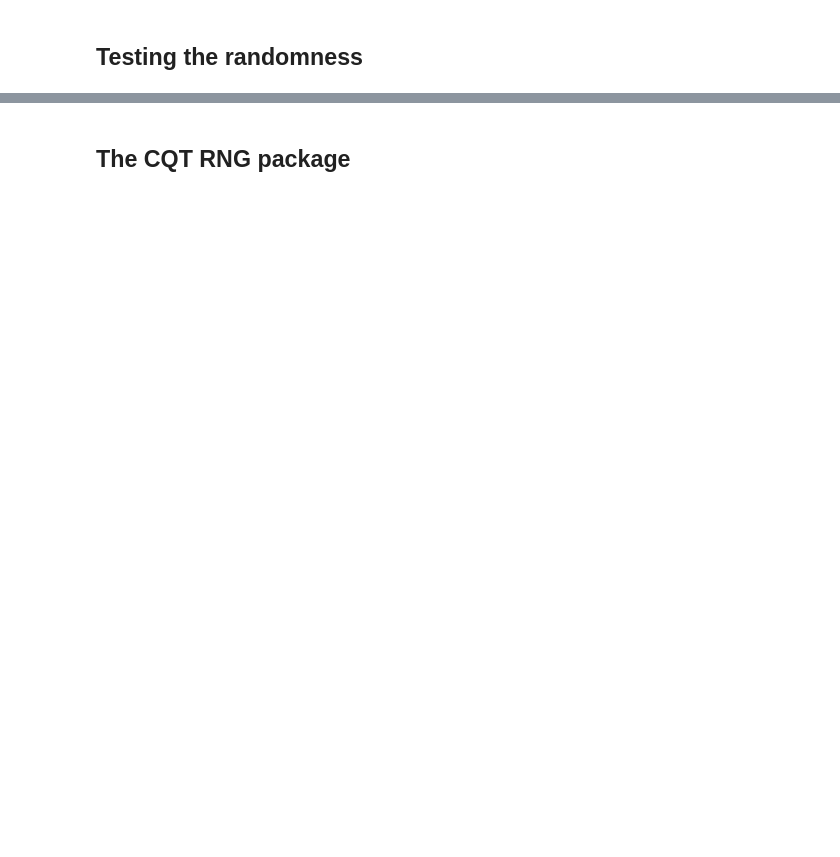
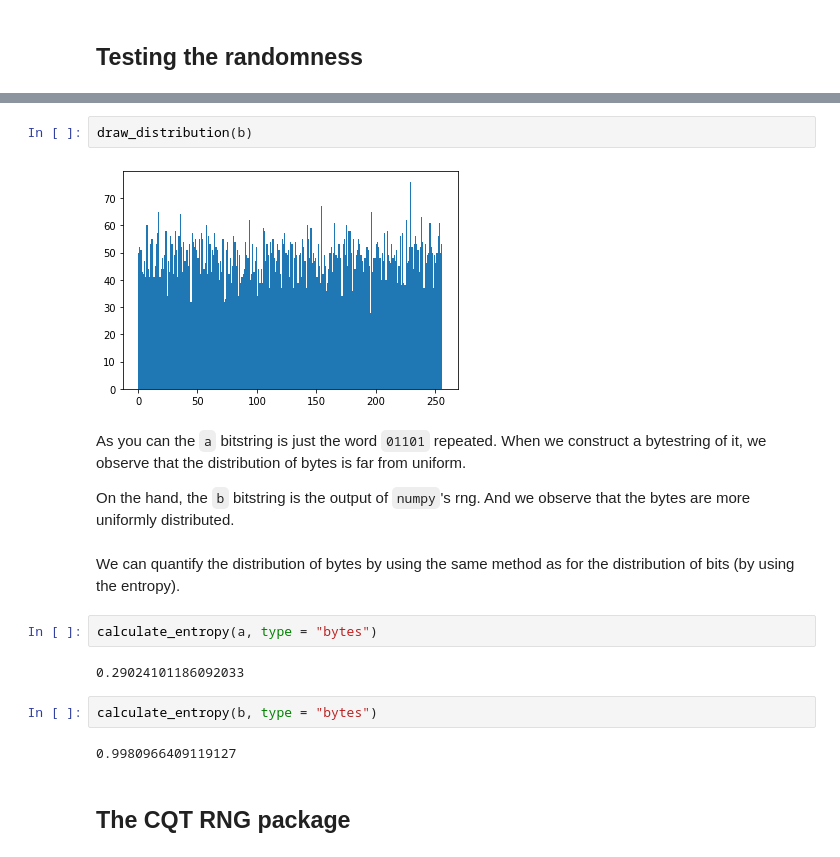
Before and after one commit to Constantine-Quantum-Tech/cqt_rng, a Jupyter notebook: challenge/demo.ipynb, the cells around one changed output, grey strips where cells are left out. Cells and saved outputs as stored; diff of their text form; blank space fills up the shorter version.

```diff
--- a/challenge/demo.ipynb
+++ b/challenge/demo.ipynb
@@ -551,3 +637,21 @@ Beside that, we will also plot the distribution of the different BITs, BYTEs (8-
+# %%
+draw_distribution(b)
+# %% [output]
+[figure, added]
+# %% [markdown]
+As you can the `a` bitstring is just the word `01101` repeated. When we construct a bytestring of it, we observe that the distribution of bytes is far from uniform.
+
+On the hand, the `b` bitstring is the output of `numpy`'s rng. And we observe that the bytes are more uniformly distributed.
+# %% [markdown]
+We can quantify the distribution of bytes by using the same method as for the distribution of bits (by using the entropy).
+# %%
+calculate_entropy(a, type = "bytes")
+# %% [output]
+0.29024101186092033
+# %%
+calculate_entropy(b, type = "bytes")
+# %% [output]
+0.9980966409119127
 # %% [markdown]
 ## The CQT RNG package
 # %% [markdown]
```
Also changed, not shown: parts of 171 cells of this notebook, 16 other files.
